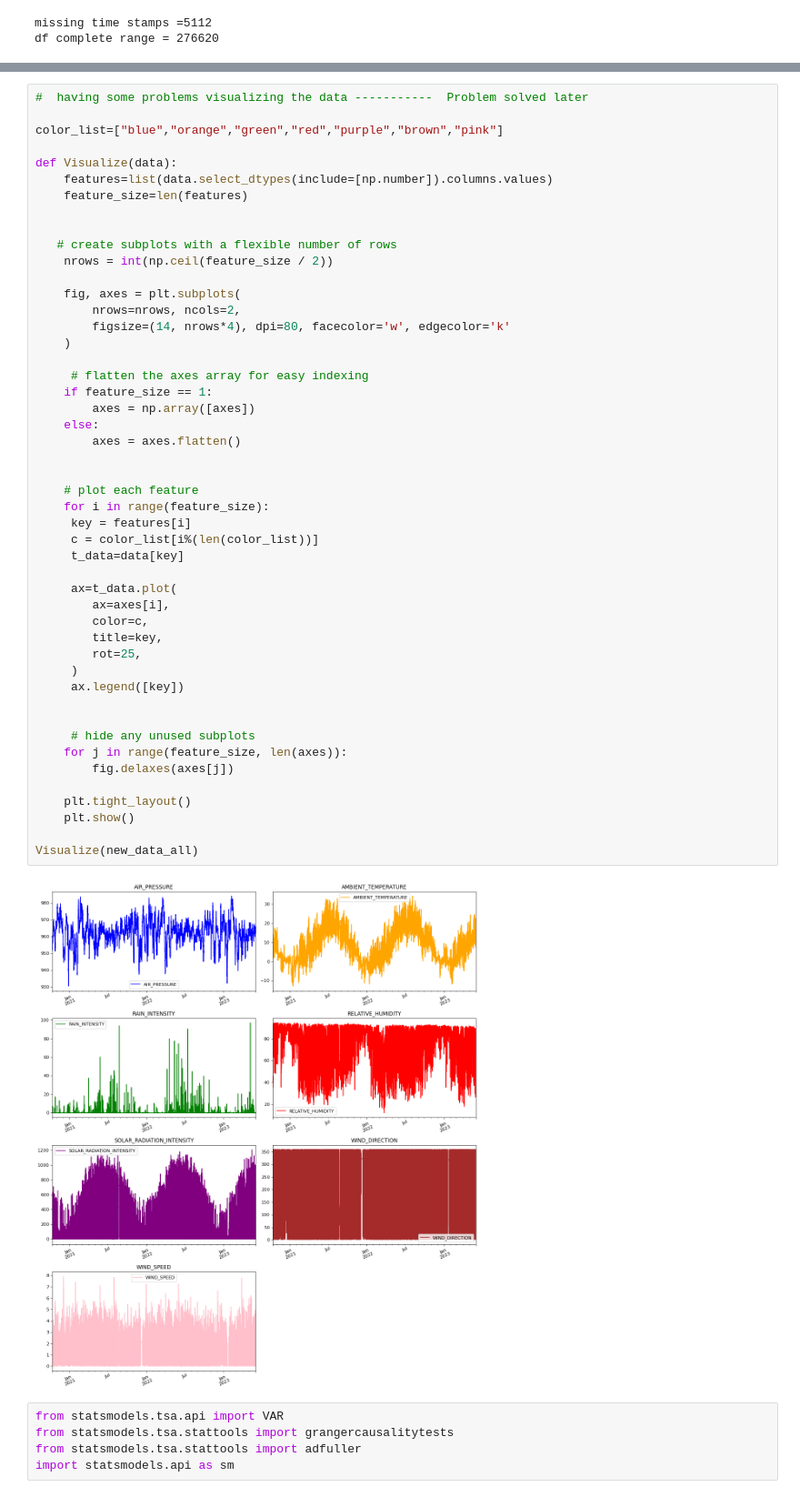
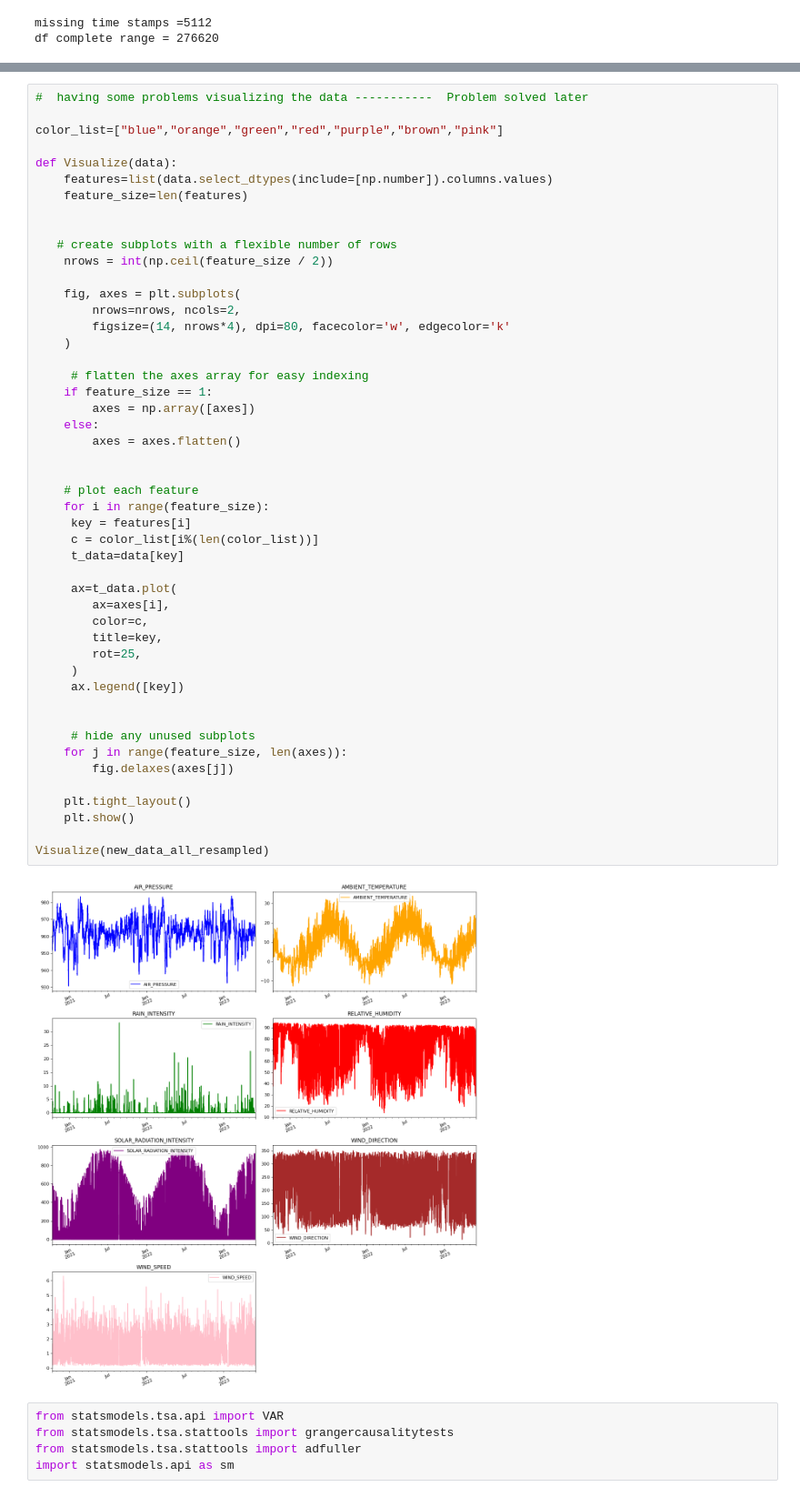
Before and after one commit to bregina98/Local-prediction-of-weather-parameters-based-on-historical-data, a Jupyter notebook: multivariate_ARIMA.ipynb, the cells around one changed output, grey strips where cells are left out. Shown at 91% size. Saved outputs shown, nothing was run; the diff lists cells and outputs as text.

```diff
--- a/multivariate_ARIMA.ipynb
+++ b/multivariate_ARIMA.ipynb
@@ -139,35 +138,35 @@ def Visualize(data):
      # flatten the axes array for easy indexing
     if feature_size == 1:
         axes = np.array([axes])
     else:
         axes = axes.flatten()
 
 
     # plot each feature
     for i in range(feature_size):
      key = features[i]
      c = color_list[i%(len(color_list))]
      t_data=data[key]
 
      ax=t_data.plot(
         ax=axes[i],
         color=c,
         title=key,
         rot=25,
      )
      ax.legend([key])
 
 
      # hide any unused subplots
     for j in range(feature_size, len(axes)):
         fig.delaxes(axes[j])
 
     plt.tight_layout()
     plt.show()
 
-Visualize(new_data_all)
+Visualize(new_data_all_resampled)
 # %% [output]
-[figure, old version]
+[figure, new version]
 # %%
 from statsmodels.tsa.api import VAR
 from statsmodels.tsa.stattools import grangercausalitytests
```
Also changed, not shown: parts of 3 cells of this notebook.
